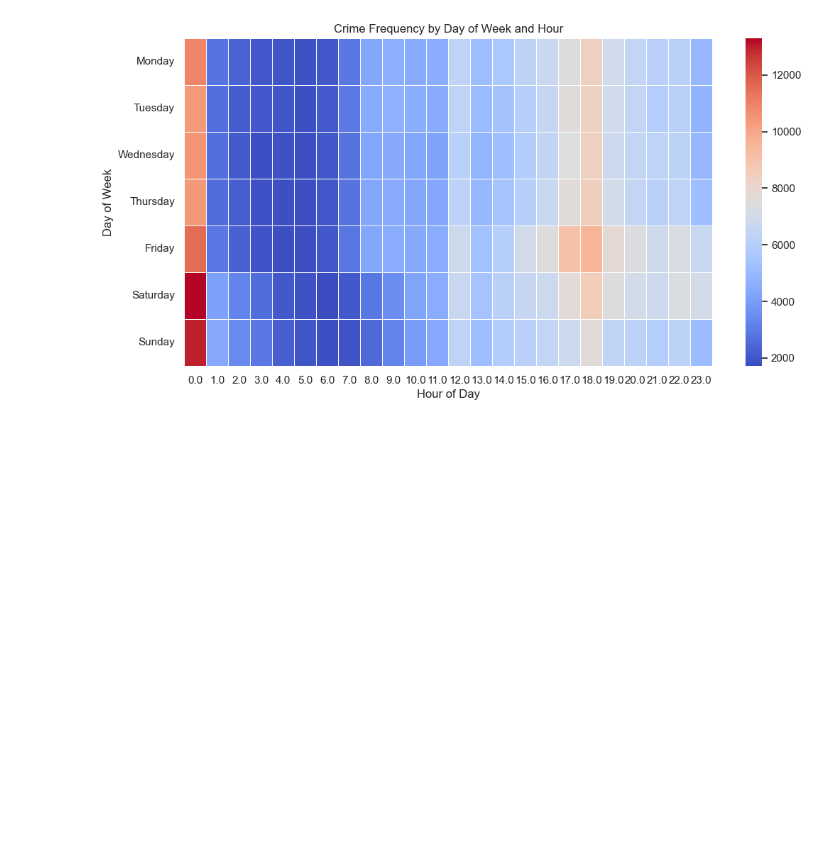
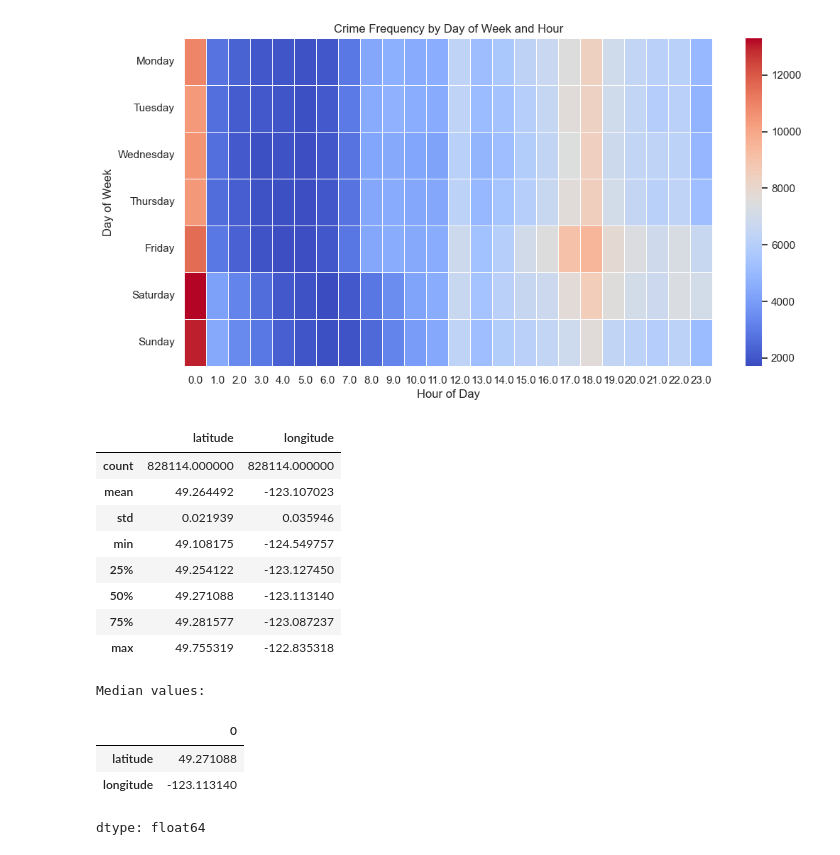
Before and after one commit to chrisho251/vancouver-end-to-end-housing-insights, a Jupyter notebook: src/exploratory/EDA_crime.ipynb, the cells around one changed output. Saved outputs shown, nothing was run; the diff lists cells and outputs as text; code cells hidden in the pictures; blank space fills up the shorter version.

```diff
--- a/src/exploratory/EDA_crime.ipynb
+++ b/src/exploratory/EDA_crime.ipynb
@@ -113,3 +113,24 @@ plt.ylabel('Day of Week')
 plt.show()
 # %% [output]
 [figure]
+# %%
+# Descriptive Statistics for numeric columns
+numeric_cols = ['latitude', 'longitude']
+display(df[numeric_cols].describe())
+print("\nMedian values:")
+display(df[numeric_cols].median())
+# %% [output]
+|  | latitude | longitude |
+| count | 828114.000000 | 828114.000000 |
+| mean | 49.264492 | -123.107023 |
+| std | 0.021939 | 0.035946 |
+| min | 49.108175 | -124.549757 |
+| 25% | 49.254122 | -123.127450 |
+| 50% | 49.271088 | -123.113140 |
+| 75% | 49.281577 | -123.087237 |
+| max | 49.755319 | -122.835318 |
+Median values:
+|  | 0 |
+| latitude | 49.271088 |
+| longitude | -123.113140 |
+dtype: float64
```
Also changed, not shown: parts of 3 cells of this notebook.
